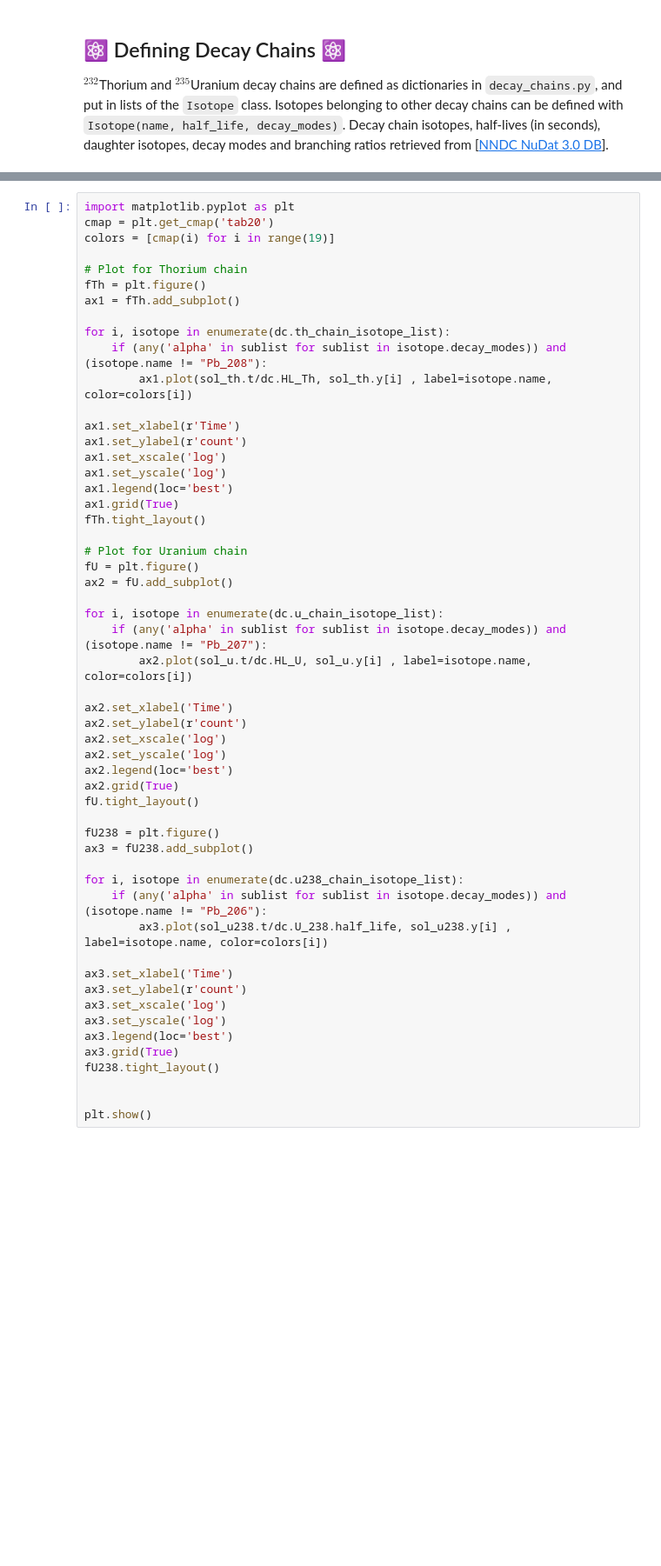
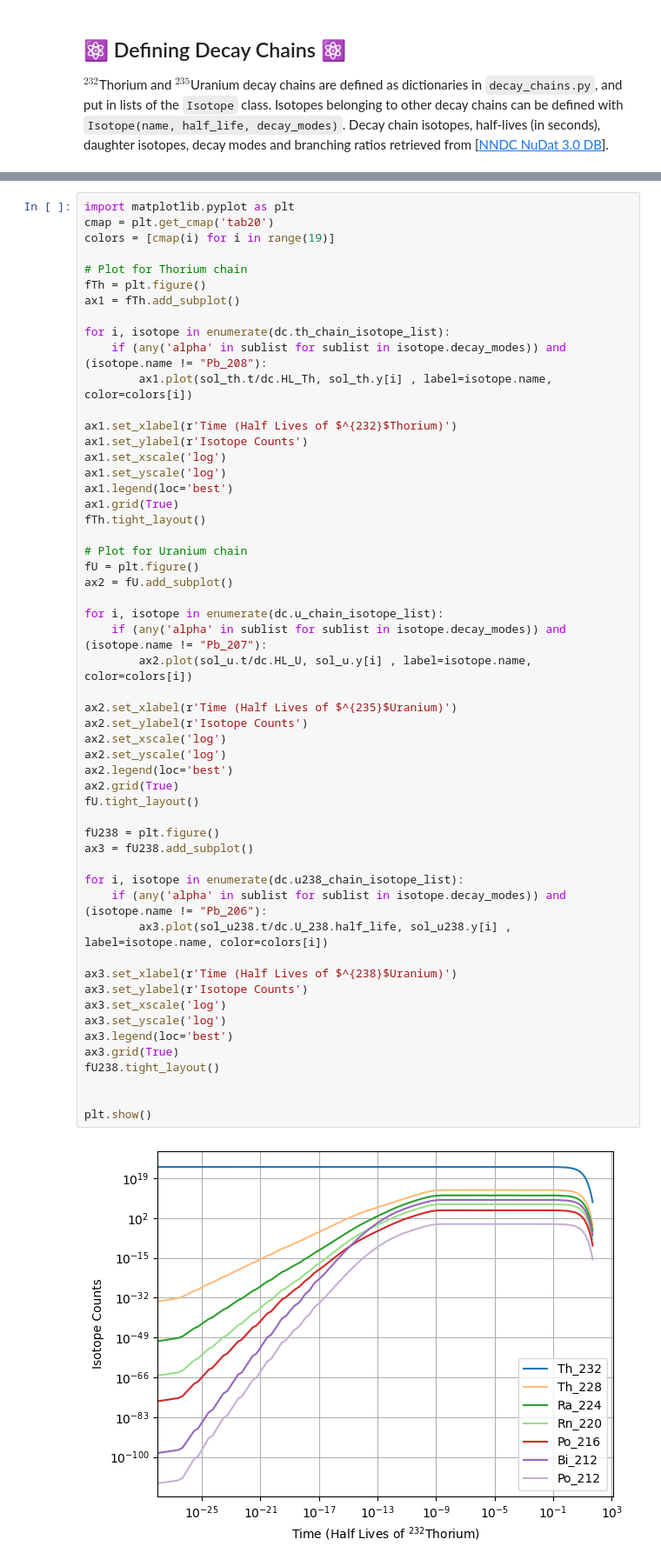
Before and after one commit to villano-lab/n-elec-scattering, a Jupyter notebook: 0-Simulation-Inputs/SNOLAB Flux/A-Decay-Chain-Modeling.ipynb, the cells around one changed output, grey strips where cells are left out. Shown: that part at 87% size. Drawn from its saved outputs; the diff is of its cells as text; blank space fills up the shorter version.

```diff
--- a/0-Simulation-Inputs/SNOLAB Flux/A-Decay-Chain-Modeling.ipynb
+++ b/0-Simulation-Inputs/SNOLAB Flux/A-Decay-Chain-Modeling.ipynb
@@ -165,8 +171,8 @@ for i, isotope in enumerate(dc.th_chain_isotope_list):
     if (any('alpha' in sublist for sublist in isotope.decay_modes)) and (isotope.name != "Pb_208"):
         ax1.plot(sol_th.t/dc.HL_Th, sol_th.y[i] , label=isotope.name, color=colors[i])
 
-ax1.set_xlabel(r'Time')
-ax1.set_ylabel(r'count')
+ax1.set_xlabel(r'Time (Half Lives of $^{232}$Thorium)')
+ax1.set_ylabel(r'Isotope Counts')
 ax1.set_xscale('log')
 ax1.set_yscale('log')
 ax1.legend(loc='best')
@@ -175,34 +181,36 @@ fTh.tight_layout()
 
 # Plot for Uranium chain
 fU = plt.figure()
 ax2 = fU.add_subplot()
 
 for i, isotope in enumerate(dc.u_chain_isotope_list):
     if (any('alpha' in sublist for sublist in isotope.decay_modes)) and (isotope.name != "Pb_207"):
         ax2.plot(sol_u.t/dc.HL_U, sol_u.y[i] , label=isotope.name, color=colors[i])
 
-ax2.set_xlabel('Time')
-ax2.set_ylabel(r'count')
+ax2.set_xlabel(r'Time (Half Lives of $^{235}$Uranium)')
+ax2.set_ylabel(r'Isotope Counts')
 ax2.set_xscale('log')
 ax2.set_yscale('log')
 ax2.legend(loc='best')
 ax2.grid(True)
 fU.tight_layout()
 
 fU238 = plt.figure()
 ax3 = fU238.add_subplot()
 
 for i, isotope in enumerate(dc.u238_chain_isotope_list):
     if (any('alpha' in sublist for sublist in isotope.decay_modes)) and (isotope.name != "Pb_206"):
         ax3.plot(sol_u238.t/dc.U_238.half_life, sol_u238.y[i] , label=isotope.name, color=colors[i])
 
-ax3.set_xlabel('Time')
-ax3.set_ylabel(r'count')
+ax3.set_xlabel(r'Time (Half Lives of $^{238}$Uranium)')
+ax3.set_ylabel(r'Isotope Counts')
 ax3.set_xscale('log')
 ax3.set_yscale('log')
 ax3.legend(loc='best')
 ax3.grid(True)
 fU238.tight_layout()
 
 
 plt.show()
+# %% [output]
+[figure, added]
```
Also changed, not shown: parts of 6 cells of this notebook.
